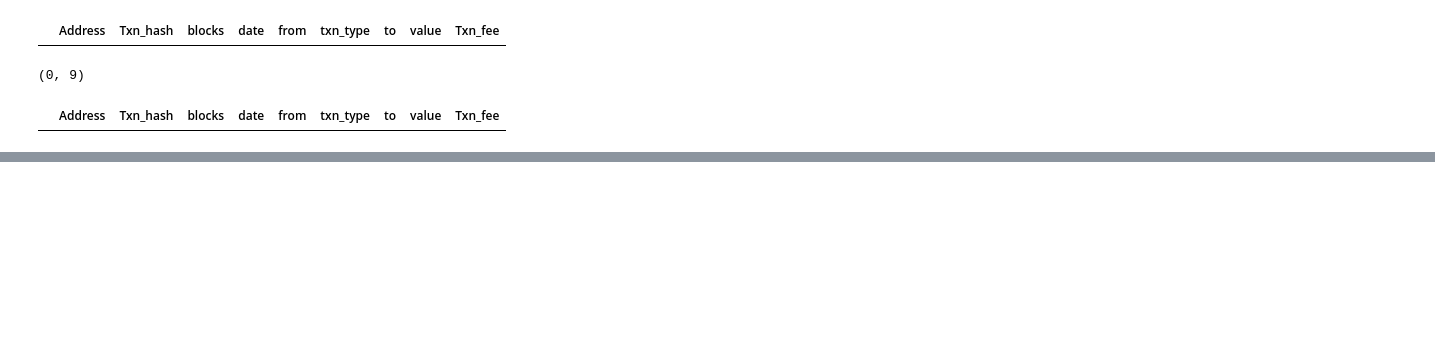
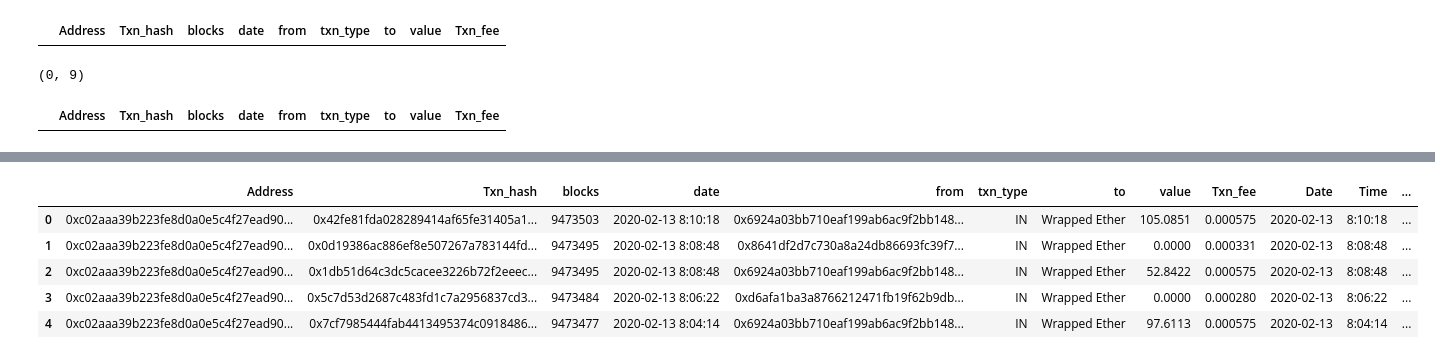
Before and after one commit to m-shilpa/ethereum-data-analysis, a Jupyter notebook: ethereum_1.ipynb, the cells around one changed output, grey strips where cells are left out. Cells and saved outputs as stored; diff of their text form; code cells hidden in the pictures; blank space fills up the shorter version.

```diff
--- a/ethereum_1.ipynb
+++ b/ethereum_1.ipynb
@@ -420,0 +465,3 @@ Name: 178, dtype: object
+# %%
+transaction = pd.concat([transaction, wei], ignore_index=True)
+transaction.head()
@@ -420,0 +494,3 @@ Name: 178, dtype: object
+# %%
+transaction['value'] = pd.to_numeric(transaction['value'])
+transaction['Txn_fee'] = pd.to_numeric(transaction['Txn_fee'])
@@ -420,0 +525,9 @@ Name: 178, dtype: object
+# %%
+# split the 'date' column into 2 columns
+transaction[['Date','Time']] = transaction['date'].str.split(" ", n = 1, expand = True)
+
+# n - int, default -1 (all)
+# Limit number of splits in output. None, 0 and -1 will be interpreted as return all splits.
+
+# expand - bool, default False
+# Expand the splitted strings into separate columns.
@@ -420,0 +543,11 @@ Name: 178, dtype: object
+# %%
+transaction[['Year','Month','Day']] = transaction['Date'].str.split("-", n = 2, expand = True).astype('str')
+# %%
+transaction.head()
+# %% [output]
+|  | Address | Txn_hash | blocks | date | from | txn_type | to | value | Txn_fee | Date | Time | ... |
+| 0 | 0xc02aaa39b223fe8d0a0e5c4f27ead90... | 0x42fe81fda028289414af65fe31405a1... | 9473503 | 2020-02-13 8:10:18 | 0x6924a03bb710eaf199ab6ac9f2bb148... | IN | Wrapped Ether | 105.0851 | 0.000575 | 2020-02-13 | 8:10:18 | ... |
+| 1 | 0xc02aaa39b223fe8d0a0e5c4f27ead90... | 0x0d19386ac886ef8e507267a783144fd... | 9473495 | 2020-02-13 8:08:48 | 0x8641df2d7c730a8a24db86693fc39f7... | IN | Wrapped Ether | 0.0000 | 0.000331 | 2020-02-13 | 8:08:48 | ... |
+| 2 | 0xc02aaa39b223fe8d0a0e5c4f27ead90... | 0x1db51d64c3dc5cacee3226b72f2eeec... | 9473495 | 2020-02-13 8:08:48 | 0x6924a03bb710eaf199ab6ac9f2bb148... | IN | Wrapped Ether | 52.8422 | 0.000575 | 2020-02-13 | 8:08:48 | ... |
+| 3 | 0xc02aaa39b223fe8d0a0e5c4f27ead90... | 0x5c7d53d2687c483fd1c7a2956837cd3... | 9473484 | 2020-02-13 8:06:22 | 0xd6afa1ba3a8766212471fb19f62b9db... | IN | Wrapped Ether | 0.0000 | 0.000280 | 2020-02-13 | 8:06:22 | ... |
+| 4 | 0xc02aaa39b223fe8d0a0e5c4f27ead90... | 0x7cf7985444fab4413495374c0918486... | 9473477 | 2020-02-13 8:04:14 | 0x6924a03bb710eaf199ab6ac9f2bb148... | IN | Wrapped Ether | 97.6113 | 0.000575 | 2020-02-13 | 8:04:14 | ... |
```
Also changed, not shown: parts of 39 cells of this notebook.
